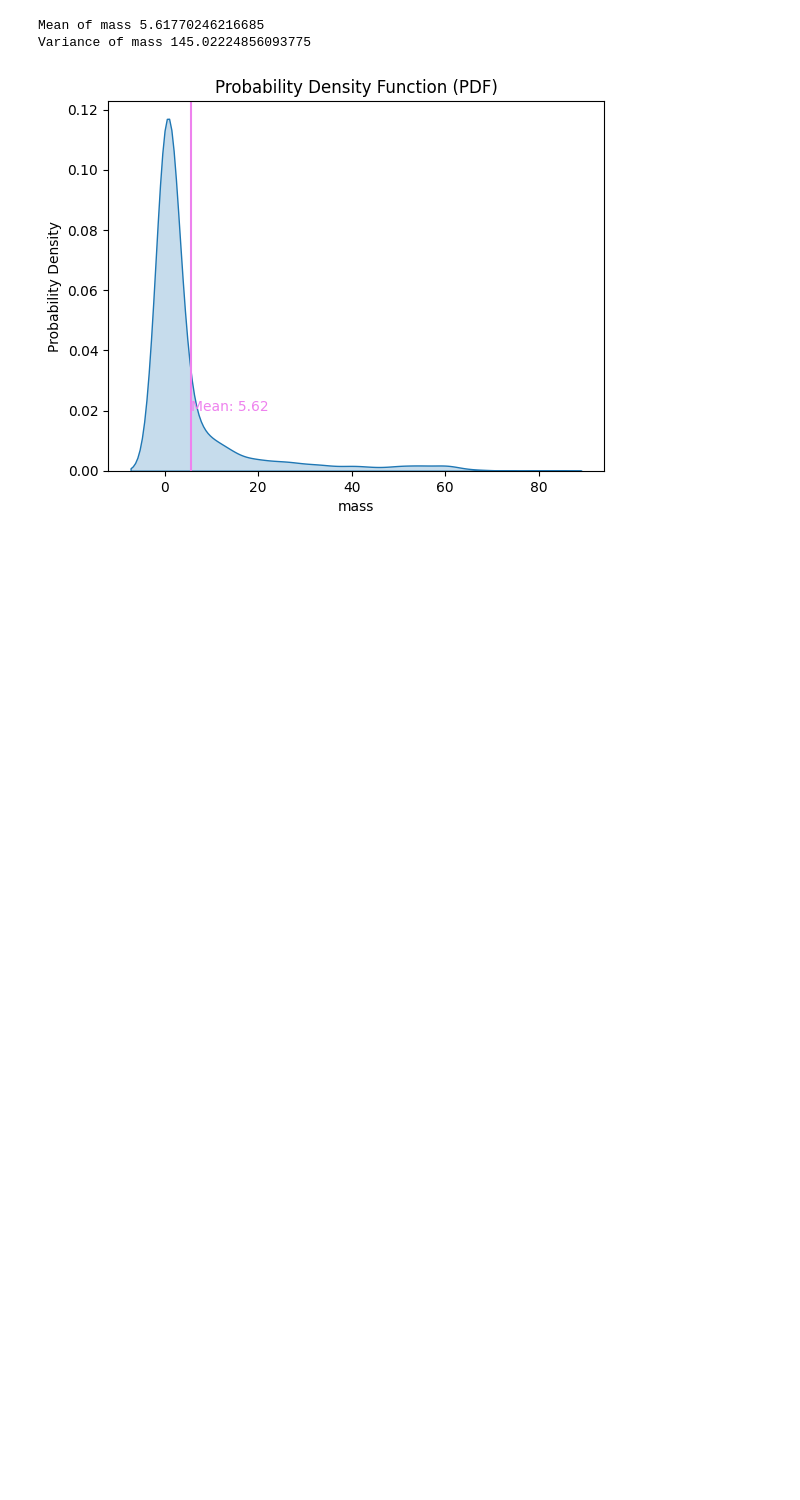
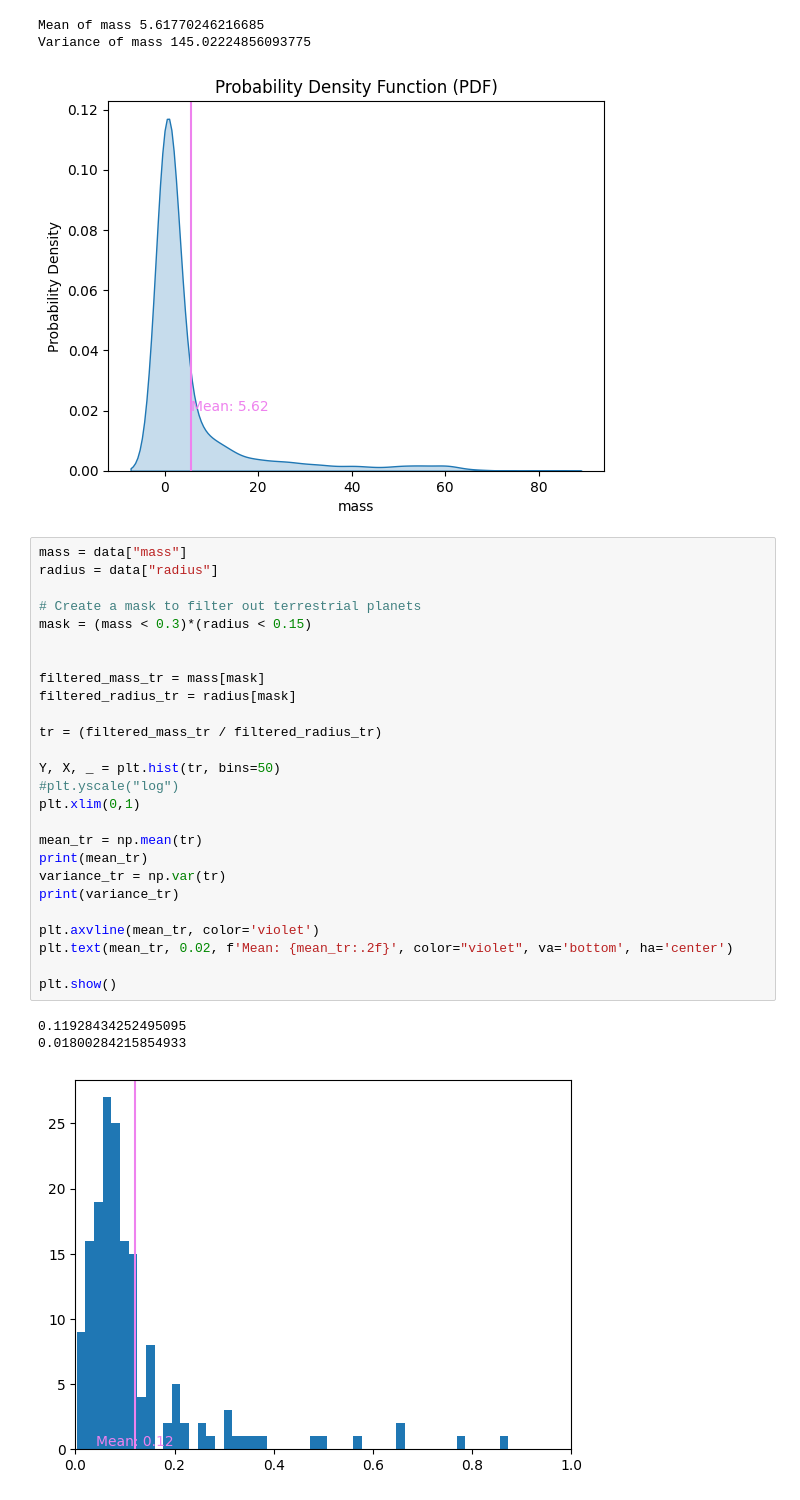
Before and after one commit to samkampitsch/data-and-statistics, a Jupyter notebook: Exoplanets.ipynb, the cells around one changed output. Cells and saved outputs as stored; diff of their text form; blank space fills up the shorter version.

```diff
--- a/Exoplanets.ipynb
+++ b/Exoplanets.ipynb
@@ -441,3 +441,33 @@ plt.show()
 Mean of mass 5.61770246216685
 Variance of mass 145.02224856093775
 [figure]
+# %%
+mass = data["mass"]
+radius = data["radius"]
+
+# Create a mask to filter out terrestrial planets
+mask = (mass < 0.3)*(radius < 0.15)
+
+
+filtered_mass_tr = mass[mask]
+filtered_radius_tr = radius[mask]
+
+tr = (filtered_mass_tr / filtered_radius_tr)
+
+Y, X, _ = plt.hist(tr, bins=50)
+#plt.yscale("log")
+plt.xlim(0,1)
+
+mean_tr = np.mean(tr)
+print(mean_tr)
+variance_tr = np.var(tr)
+print(variance_tr)
+
+plt.axvline(mean_tr, color='violet')
+plt.text(mean_tr, 0.02, f'Mean: {mean_tr:.2f}', color="violet", va='bottom', ha='center')
+
+plt.show()
+# %% [output]
+0.11928434252495095
+0.01800284215854933
+[figure, added]
```
Also changed, not shown: parts of 3 cells of this notebook.
